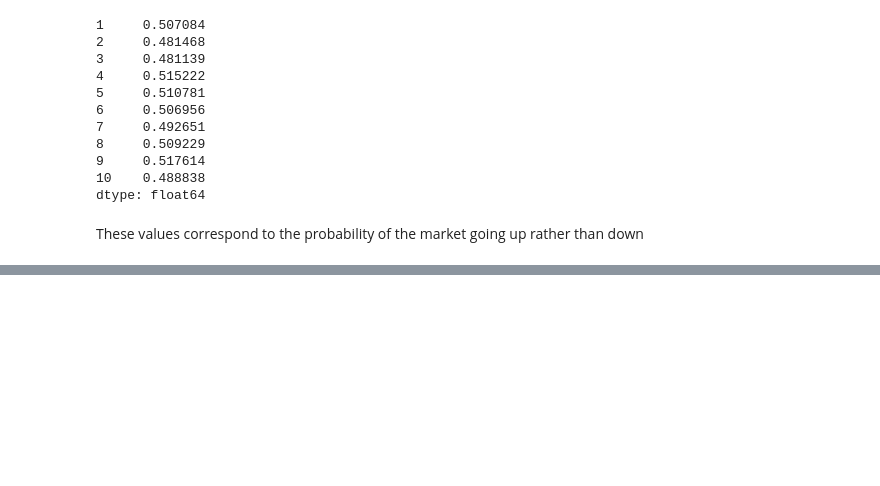
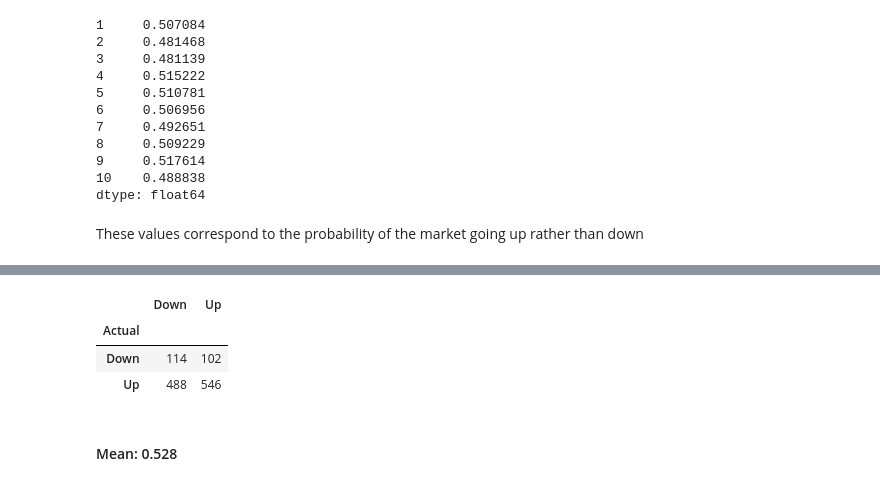
Before and after one commit to shevchenkobn/ml-practice, a Jupyter notebook: a4/a4.ipynb, the cells around one changed output, grey strips where cells are left out. Cells and saved outputs as stored; diff of their text form; code cells hidden in the pictures; blank space fills up the shorter version.

```diff
--- a/a4/a4.ipynb
+++ b/a4/a4.ipynb
@@ -279,0 +315,12 @@ len(tuple(i for i in range(0, len(smarket_df)) if mod_pred.iloc[i]['Direction']
+# %%
+some_mod_fit = glm('Direction~Lag1+Lag2', smarket_df, family=sm.families.Binomial()).fit()
+mod_probs = 1 - some_mod_fit.predict(smarket_df)
+mod_pred = lm_probs_to_levels(mod_probs, inversed_em, 'Direction')
+display(crosstable_df(encoding_matrix.keys(), smarket_df['Direction'], mod_pred['Direction'], first_i=1))
+display(Markdown('#### Mean: ' + str((smarket_df['Direction'] == mod_pred['Direction']).mean())))
+# %% [output]
+|  | Down | Up |
+| Actual |  |  |
+| Down | 114 | 102 |
+| Up | 488 | 546 |
+#### Mean: 0.528
```
Also changed, not shown: parts of 22 cells of this notebook, 1 other file.
